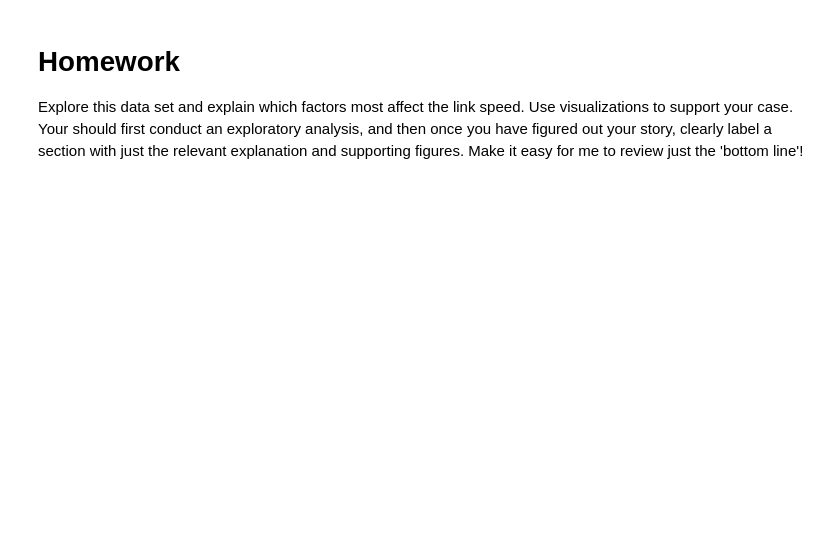
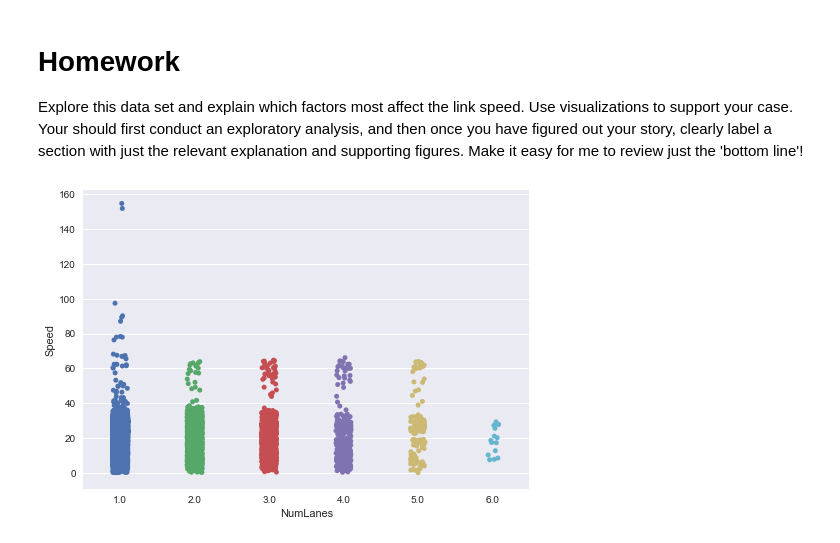
Before and after one commit to uky-transport-data-science/ce599, a Jupyter notebook: 16-Data Viz 2/data-viz-2.ipynb, the cells around one changed output. Saved outputs shown, nothing was run; the diff lists cells and outputs as text; code cells hidden in the pictures; blank space fills up the shorter version.

```diff
--- a/16-Data Viz 2/data-viz-2.ipynb
+++ b/16-Data Viz 2/data-viz-2.ipynb
@@ -182,3 +229,7 @@ sns.violinplot(x="FacilityTy", y="Speed", data=net)
 # Homework
 
 Explore this data set and explain which factors most affect the link speed.  Use visualizations to support your case.  Your should first conduct an exploratory analysis, and then once you have figured out your story, clearly label a section with just the relevant explanation and supporting figures.  Make it easy for me to review just the 'bottom line'!
+# %%
+sns.stripplot(x="NumLanes", y="Speed", data=net, jitter=True);
+# %% [output]
+[figure, added]
```
Also changed, not shown: parts of 16 cells of this notebook, 1 other file.
